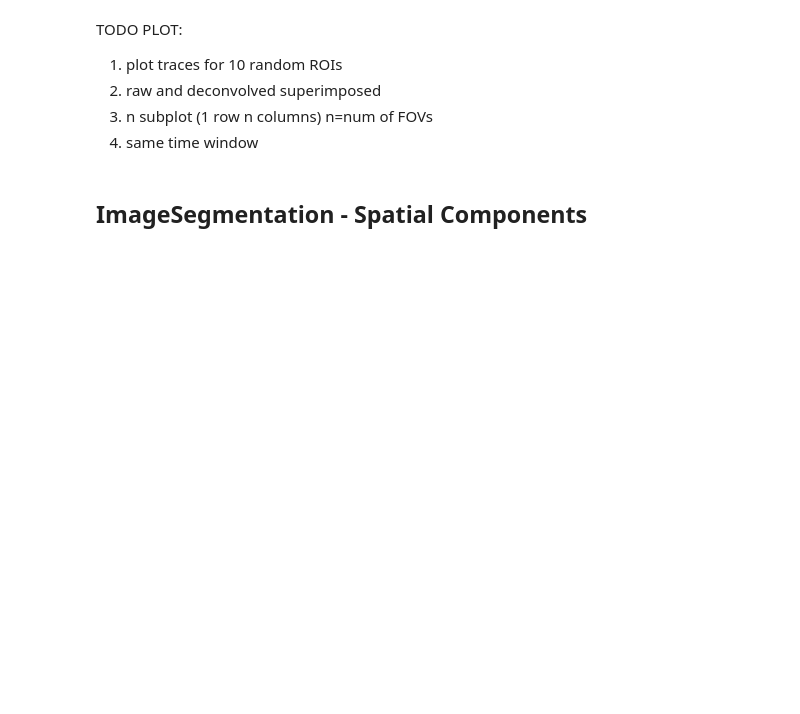
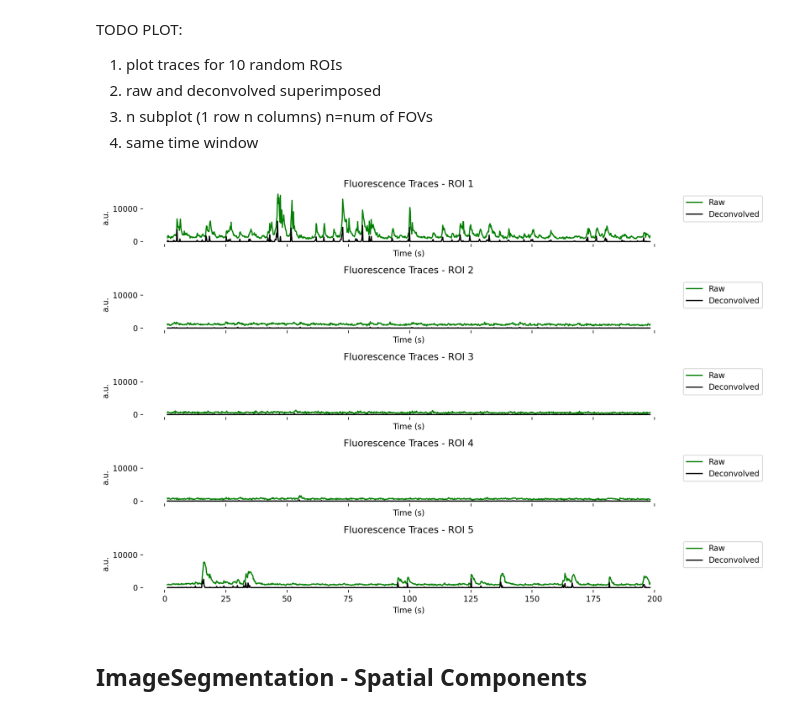
Before and after one commit to catalystneuro/IBL-mesoscope-to-nwb, a Jupyter notebook: src/ibl_mesoscope_to_nwb/mesoscope2025/tutorials/processed.ipynb, the cells around one changed output. Cells and saved outputs as stored; diff of their text form; code cells hidden in the pictures; blank space fills up the shorter version.

```diff
--- a/src/ibl_mesoscope_to_nwb/mesoscope2025/tutorials/processed.ipynb
+++ b/src/ibl_mesoscope_to_nwb/mesoscope2025/tutorials/processed.ipynb
@@ -275,6 +285,24 @@ TODO PLOT:
 2. raw and deconvolved superimposed
 3. n subplot (1 row n columns) n=num of FOVs
 4. same time window
+# %%
+num_rois = 5
+fig, ax = plt.subplots(num_rois, 1, figsize=(12, 8), dpi=200, sharex=True, sharey=True)
+
+roi_response_raw = fluorescence_module.roi_response_series["raw_response_series_FOV_00"]
+roi_response_deconvolved = fluorescence_module.roi_response_series["deconvolved_response_series_FOV_00"]
+time = roi_response_raw.timestamps[:1000]  # First 1000 time points
+for roi_idx in range(num_rois):  # Plot first 5 ROIs
+    ax[roi_idx].plot(time, roi_response_raw.data[:1000, roi_idx], label=f"Raw", color="green")
+    ax[roi_idx].plot(time, roi_response_deconvolved.data[:1000, roi_idx], label=f"Deconvolved", color="black")
+    ax[roi_idx].legend(bbox_to_anchor=(1.01, 1), loc="upper left")
+    ax[roi_idx].set_frame_on(False)
+    ax[roi_idx].set_title("Fluorescence Traces - ROI {}".format(roi_idx + 1))
+    ax[roi_idx].set_xlabel("Time (s)")
+    ax[roi_idx].set_ylabel("a.u.")
+plt.tight_layout()
+# %% [output]
+[figure, added]
 # %% [markdown]
 ## ImageSegmentation - Spatial Components
 # %%
```
Also changed, not shown: parts of 5 cells of this notebook, 2 other files.
